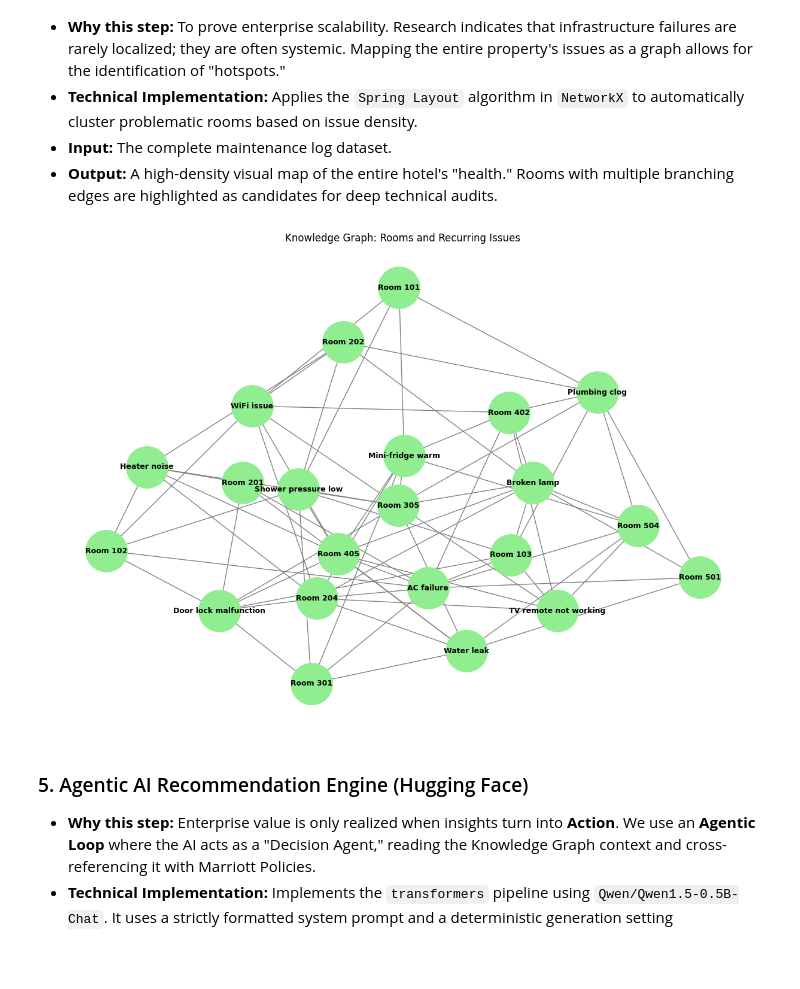
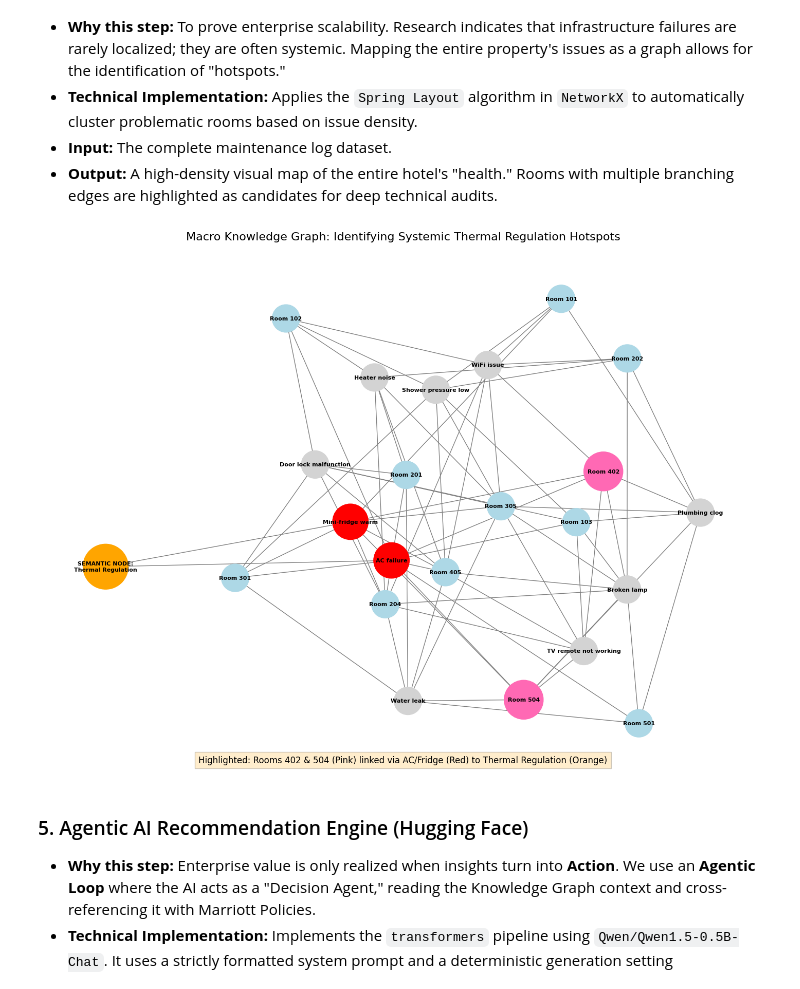
Before and after one commit to senthilv83/hotel-recommendation, a Jupyter notebook: Hotel_Ops_GenAI.ipynb, the cells around one changed output. Cells and saved outputs as stored; diff of their text form; code cells hidden in the pictures; blank space fills up the shorter version.

Commit message:
Enhance Macro Graph visualization to highlight Thermal Regulation hotspots (Rooms 402, 504)

```diff
--- a/Hotel_Ops_GenAI.ipynb
+++ b/Hotel_Ops_GenAI.ipynb
@@ -162,19 +162,65 @@ Graph RAG maps both the current AC failure and the past Mini-fridge issue to a s
 *   **Output:** A high-density visual map of the entire hotel's "health." Rooms with multiple branching edges are highlighted as candidates for deep technical audits.
 # %%
 import networkx as nx
+import matplotlib.pyplot as plt
+import pandas as pd
+
+# Load the data
+df = pd.read_csv('data/maintenance_logs.csv')
 
 G = nx.Graph()
+
+# Add all standard edges (Room <-> Issue)
 for _, row in df.iterrows():
     G.add_edge(f"Room {row['Room']}", row['Issue'])
 
-plt.figure(figsize=(12,8))
-# Use spring layout for better spacing
-pos = nx.spring_layout(G, seed=42)
-nx.draw(G, pos, with_labels=True, node_color='lightgreen', edge_color='gray', node_size=2500, font_size=9, font_weight='bold')
-plt.title('Knowledge Graph: Rooms and Recurring Issues')
+# Add the 'Thermal Regulation' Semantic Node to specifically group
+# AC and Mini-fridge issues across the hotel
+semantic_node = "SEMANTIC NODE:\nThermal Regulation"
+G.add_node(semantic_node)
+G.add_edge("AC failure", semantic_node)
+G.add_edge("Mini-fridge warm", semantic_node)
+
+plt.figure(figsize=(14, 10))
+
+# We use spring_layout but heavily adjust nodes for visual storytelling
+pos = nx.spring_layout(G, k=0.5, seed=42)
+
+# Custom color mapping to highlight the specific story
+node_colors = []
+node_sizes = []
+for node in G.nodes():
+    if node == semantic_node:
+        node_colors.append('#FFA500') # Orange for the Semantic Concept
+        node_sizes.append(4000)
+    elif node in ["Room 402", "Room 504"]:
+        node_colors.append('#FF69B4') # Hot Pink for our primary problem rooms
+        node_sizes.append(3000)
+    elif node in ["AC failure", "Mini-fridge warm"]:
+        node_colors.append('#FF0000') # Red for the critical thermal issues
+        node_sizes.append(2500)
+    elif "Room" in str(node):
+        node_colors.append('#ADD8E6') # Light blue for normal rooms
+        node_sizes.append(1500)
+    else:
+        node_colors.append('#D3D3D3') # Gray for standard issues
+        node_sizes.append(1500)
+
+nx.draw(
+    G, pos,
+    with_labels=True,
+    node_color=node_colors,
+    node_size=node_sizes,
+    edge_color='gray',
+    font_size=8,
+    font_weight='bold'
+)
+
+plt.title('Macro Knowledge Graph: Identifying Systemic Thermal Regulation Hotspots', fontsize=16, pad=20)
+plt.figtext(0.5, 0.01, "Highlighted: Rooms 402 & 504 (Pink) linked via AC/Fridge (Red) to Thermal Regulation (Orange)", ha="center", fontsize=12, bbox={"facecolor":"orange", "alpha":0.2, "pad":5})
 plt.show()
 # %% [output]
-[figure, old version]
+[figure, new version]
 # %% [markdown]
 ### 5. Agentic AI Recommendation Engine (Hugging Face)
 *   **Why this step:** Enterprise value is only realized when insights turn into **Action**. We use an **Agentic Loop** where the AI acts as a "Decision Agent," reading the Knowledge Graph context and cross-referencing it with Marriott Policies.
```
Also changed, not shown: parts of 2 cells of this notebook.
